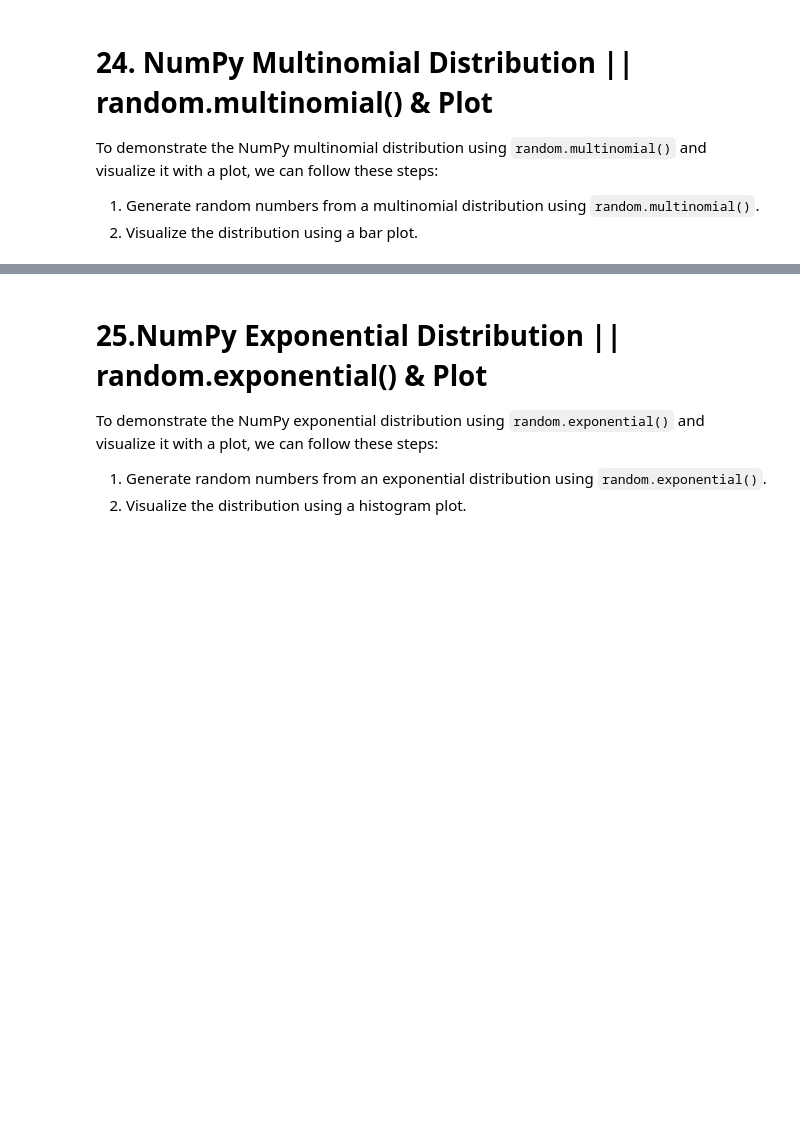
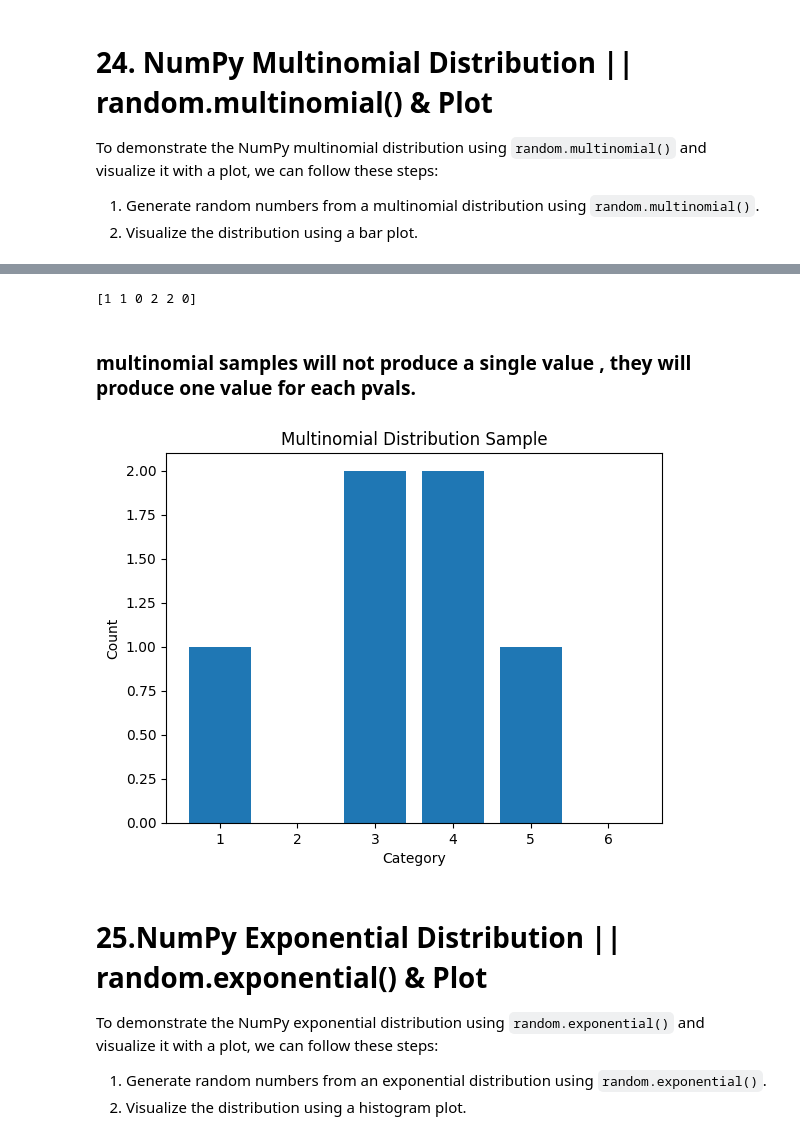
Before and after one commit to praveensinghaws/Python, a Jupyter notebook: DataCode_With_Sharad/2-Python_Numpy/5_NUMPY_LAB_21_25.ipynb, the cells around one changed output, grey strips where cells are left out. Saved outputs shown, nothing was run; the diff lists cells and outputs as text; code cells hidden in the pictures; blank space fills up the shorter version.

```diff
--- a/DataCode_With_Sharad/2-Python_Numpy/5_NUMPY_LAB_21_25.ipynb
+++ b/DataCode_With_Sharad/2-Python_Numpy/5_NUMPY_LAB_21_25.ipynb
@@ -215,3 +331,28 @@ plt.show()
+# %%
+from numpy import random
+
+# Generate a sample of size 6 from a multinomial distribution with equal probabilities for each category
+pks = random.multinomial(6, pvals=[1/6, 1/6, 1/6, 1/6, 1/6, 1/6])
+print(pks)
+# %% [output]
+[1 1 0 2 2 0]
+# %% [markdown]
+### multinomial samples will not produce a single value , they will produce one value for each pvals.
+# %%
+from numpy import random
+import matplotlib.pyplot as plt
+
+# Generate a sample of size 6 from a multinomial distribution with equal probabilities for each category
+pks = random.multinomial(6, pvals=[1/6, 1/6, 1/6, 1/6, 1/6, 1/6])
+
+# Plot the counts of each category
+plt.bar(range(1, 7), pks)
+plt.xlabel('Category')
+plt.ylabel('Count')
+plt.title('Multinomial Distribution Sample')
+plt.show()
+# %% [output]
+[figure, added]
 # %% [markdown]
 # 25.NumPy Exponential Distribution || random.exponential() & Plot
 
```
Also changed, not shown: parts of 18 cells of this notebook.
